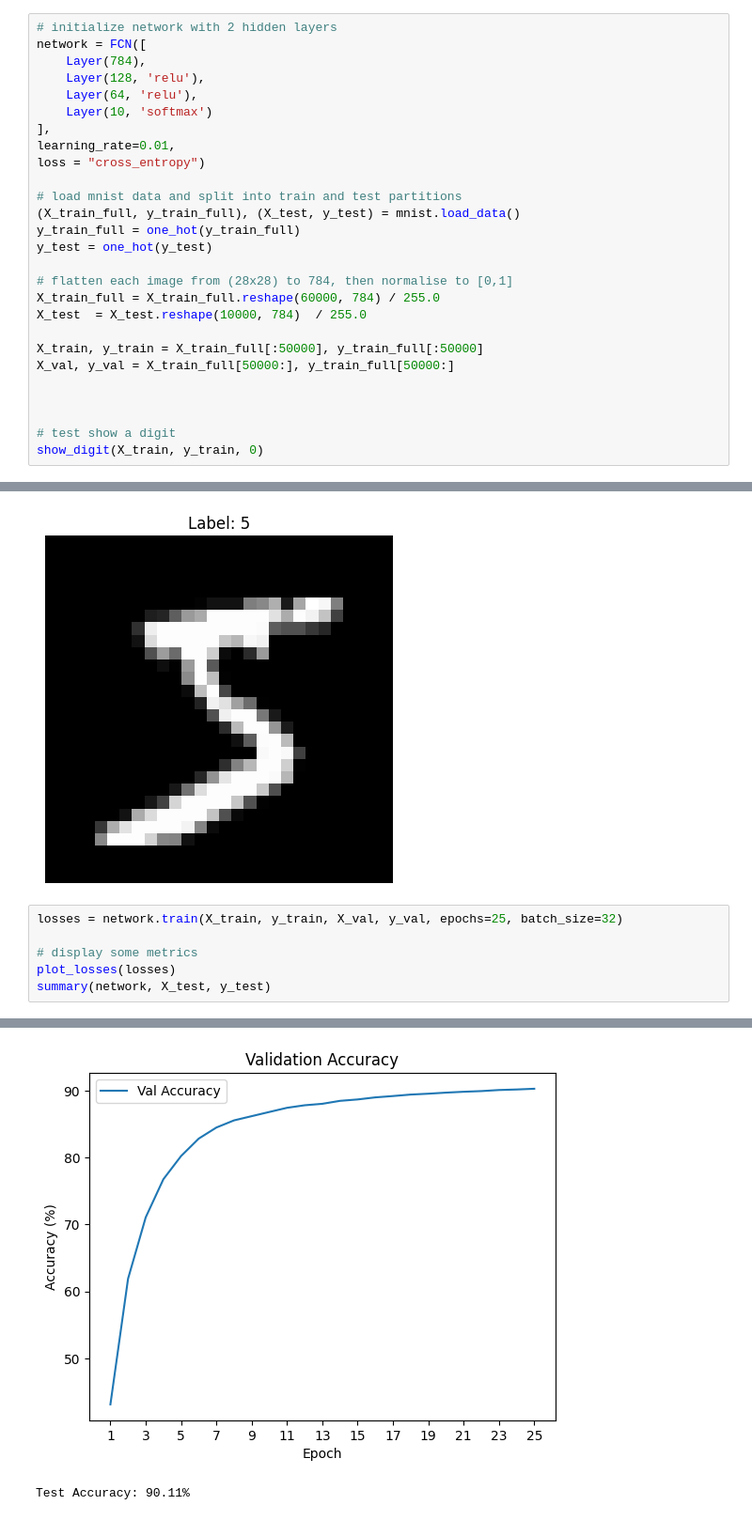
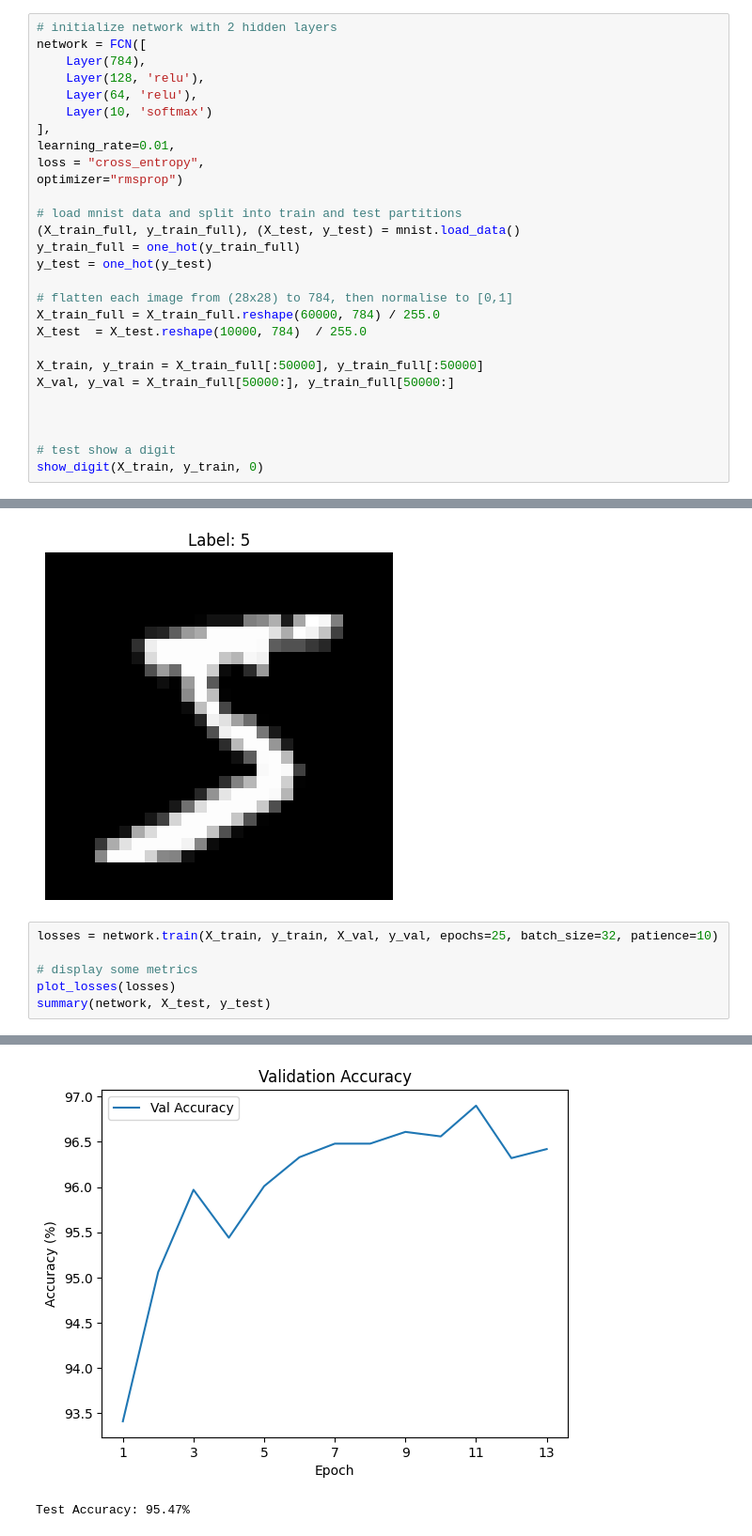
Before and after one commit to AdamK-2006/Portfolio, a Jupyter notebook: neural_network/main.ipynb, the cells around one changed output, grey strips where cells are left out. Shown at 94% size. Drawn from its saved outputs; the diff is of its cells as text.

Commit message:
Implemented SGD with momentum, RMSprop. Yet to implement Adam

```diff
--- a/neural_network/main.ipynb
+++ b/neural_network/main.ipynb
@@ -31,7 +31,8 @@ network = FCN([
     Layer(10, 'softmax')
 ],
 learning_rate=0.01,
-loss = "cross_entropy")
+loss = "cross_entropy",
+optimizer="rmsprop")
 
 # load mnist data and split into train and test partitions
 (X_train_full, y_train_full), (X_test, y_test) = mnist.load_data()
@@ -53,7 +54,7 @@ show_digit(X_train, y_train, 0)
 FCN initialized
 [figure]
 # %%
-losses = network.train(X_train, y_train, X_val, y_val, epochs=25, batch_size=32)
+losses = network.train(X_train, y_train, X_val, y_val, epochs=25, batch_size=32, patience=10)
 
 # display some metrics
 plot_losses(losses)
@@ -80,2 +81,2 @@ Epoch 25/25 - Loss: 0.0117 - Validation Loss: 0.3416 - Validation Accuracy: 90.3
-[figure, old version]
+[figure, new version]
-Test Accuracy: 90.11%
+Test Accuracy: 95.47%
```
Also changed, not shown: parts of 3 cells of this notebook, 2 other files.
